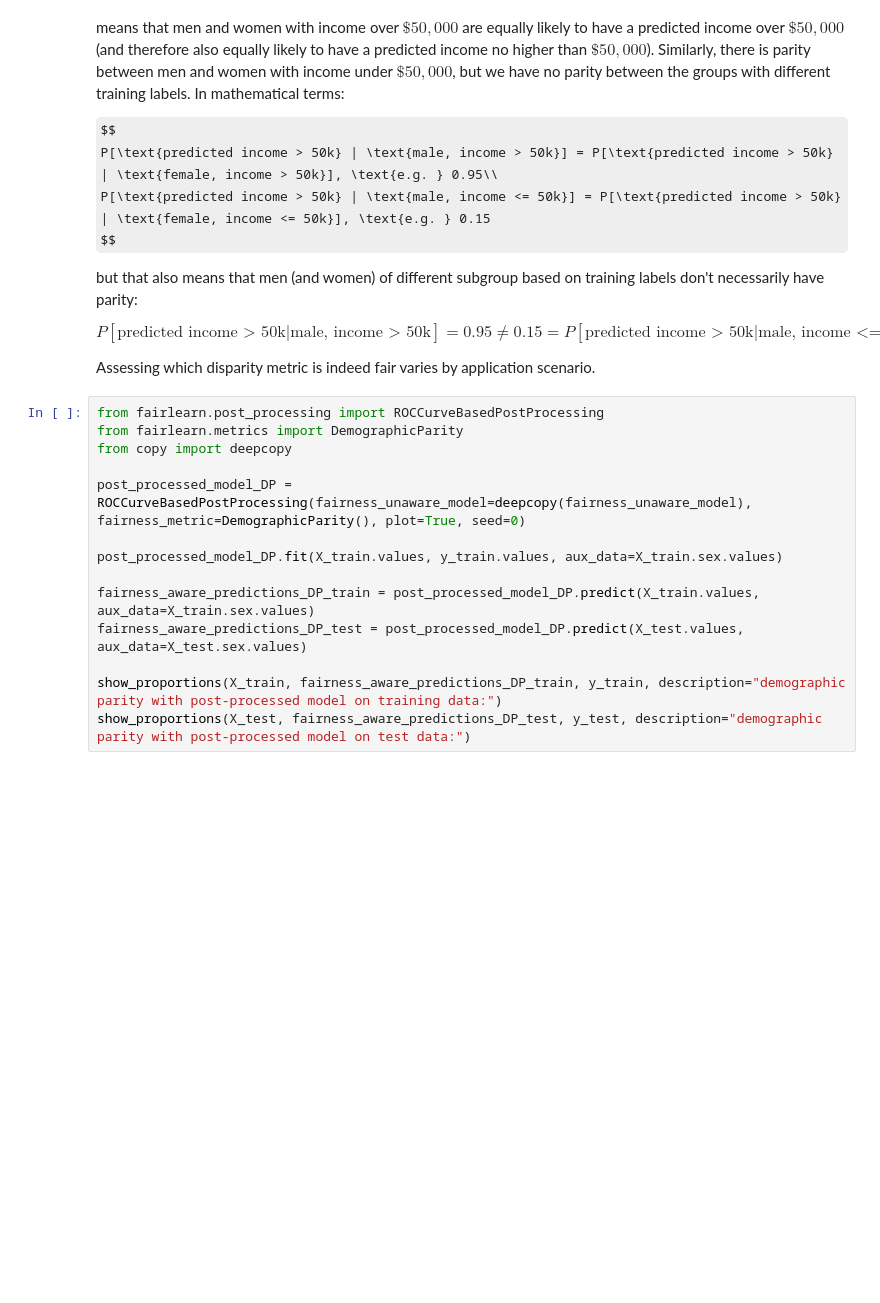
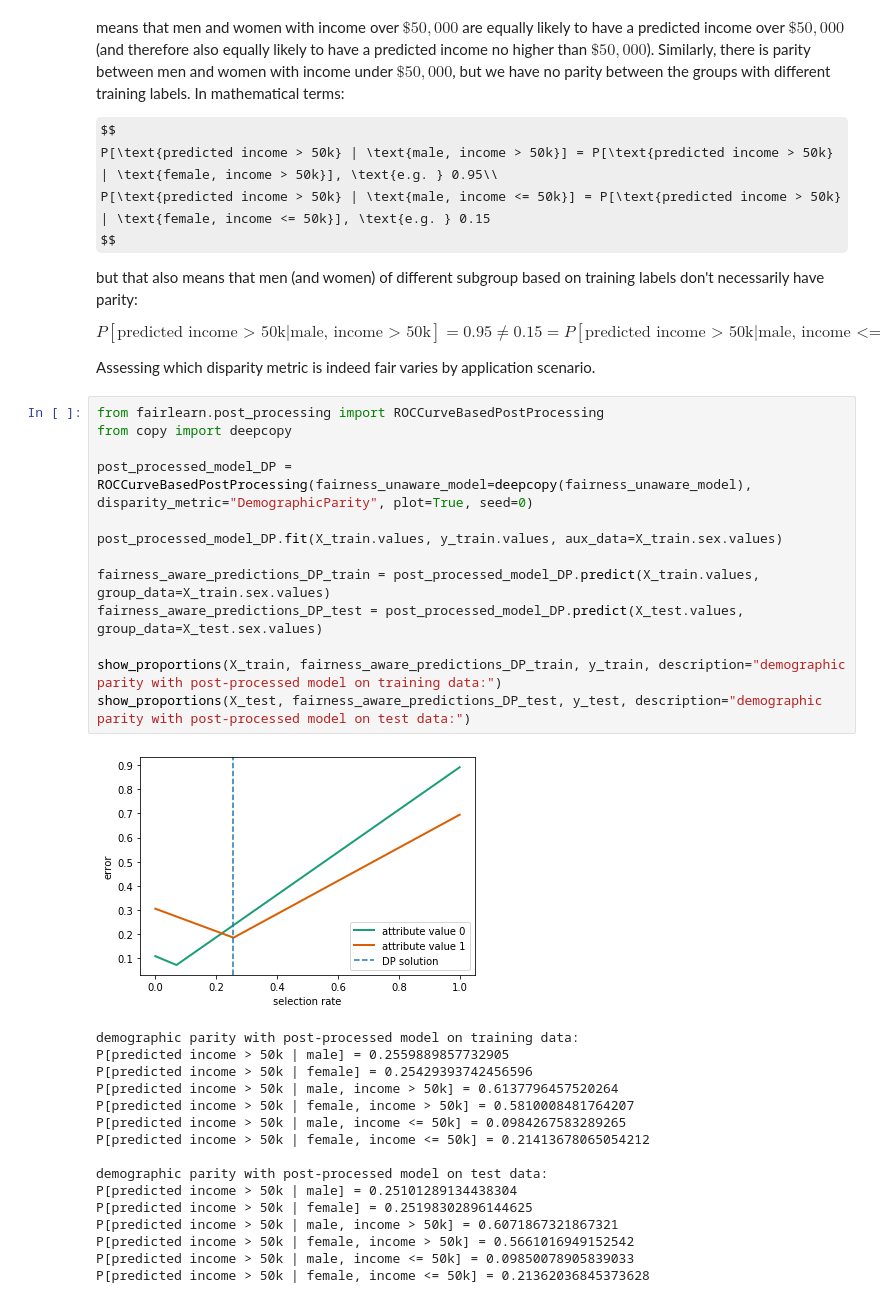
Before and after one commit to fairlearn/fairlearn, a Jupyter notebook: notebooks/ROC Curve based Post-Processing for Binary Classification.ipynb, the cells around one changed output. Saved outputs shown, nothing was run; the diff lists cells and outputs as text; some formulas as TeX source; blank space fills up the shorter version.

```diff
--- a/notebooks/ROC Curve based Post-Processing for Binary Classification.ipynb
+++ b/notebooks/ROC Curve based Post-Processing for Binary Classification.ipynb
@@ -99,17 +132,33 @@ $$
 Assessing which disparity metric is indeed fair varies by application scenario.
 # %%
 from fairlearn.post_processing import ROCCurveBasedPostProcessing
-from fairlearn.metrics import DemographicParity
 from copy import deepcopy
 
-post_processed_model_DP = ROCCurveBasedPostProcessing(fairness_unaware_model=deepcopy(fairness_unaware_model), fairness_metric=DemographicParity(), plot=True, seed=0)
+post_processed_model_DP = ROCCurveBasedPostProcessing(fairness_unaware_model=deepcopy(fairness_unaware_model), disparity_metric="DemographicParity", plot=True, seed=0)
 
 post_processed_model_DP.fit(X_train.values, y_train.values, aux_data=X_train.sex.values)
 
-fairness_aware_predictions_DP_train = post_processed_model_DP.predict(X_train.values, aux_data=X_train.sex.values)
-fairness_aware_predictions_DP_test = post_processed_model_DP.predict(X_test.values, aux_data=X_test.sex.values)
+fairness_aware_predictions_DP_train = post_processed_model_DP.predict(X_train.values, group_data=X_train.sex.values)
+fairness_aware_predictions_DP_test = post_processed_model_DP.predict(X_test.values, group_data=X_test.sex.values)
 
 show_proportions(X_train, fairness_aware_predictions_DP_train, y_train, description="demographic parity with post-processed model on training data:")
 show_proportions(X_test, fairness_aware_predictions_DP_test, y_test, description="demographic parity with post-processed model on test data:")
+# %% [output]
+[figure, added]
+demographic parity with post-processed model on training data:
+P[predicted income > 50k | male] = 0.2559889857732905
+P[predicted income > 50k | female] = 0.25429393742456596
+P[predicted income > 50k | male, income > 50k] = 0.6137796457520264
+P[predicted income > 50k | female, income > 50k] = 0.5810008481764207
+P[predicted income > 50k | male, income <= 50k] = 0.0984267583289265
+P[predicted income > 50k | female, income <= 50k] = 0.21413678065054212
+
+demographic parity with post-processed model on test data:
+P[predicted income > 50k | male] = 0.25101289134438304
+P[predicted income > 50k | female] = 0.25198302896144625
+P[predicted income > 50k | male, income > 50k] = 0.6071867321867321
+P[predicted income > 50k | female, income > 50k] = 0.5661016949152542
+P[predicted income > 50k | male, income <= 50k] = 0.09850078905839033
+P[predicted income > 50k | female, income <= 50k] = 0.21362036845373628
 # %%
 from fairlearn.post_processing import ROCCurveBasedPostProcessing
```
Also changed, not shown: parts of 4 cells of this notebook.
